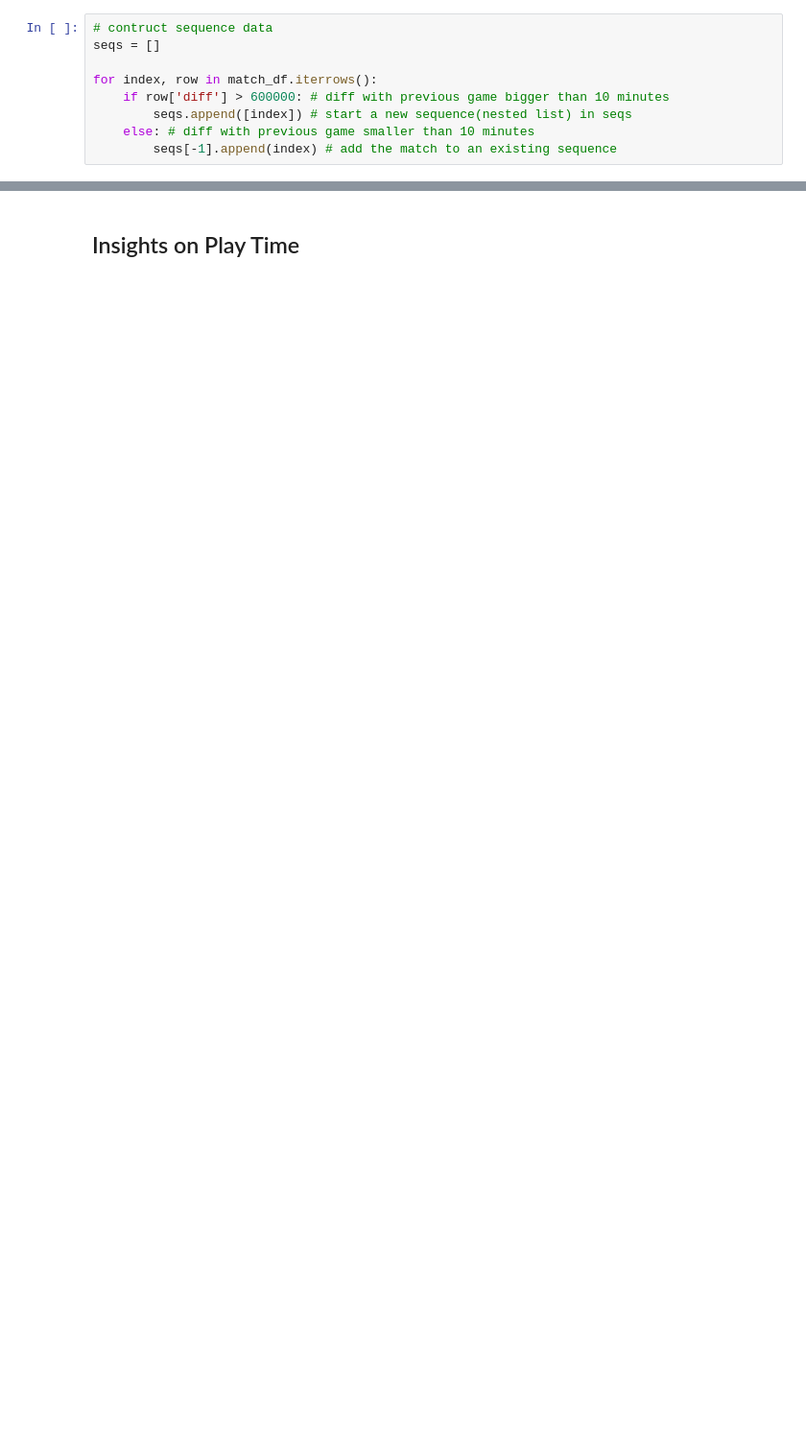
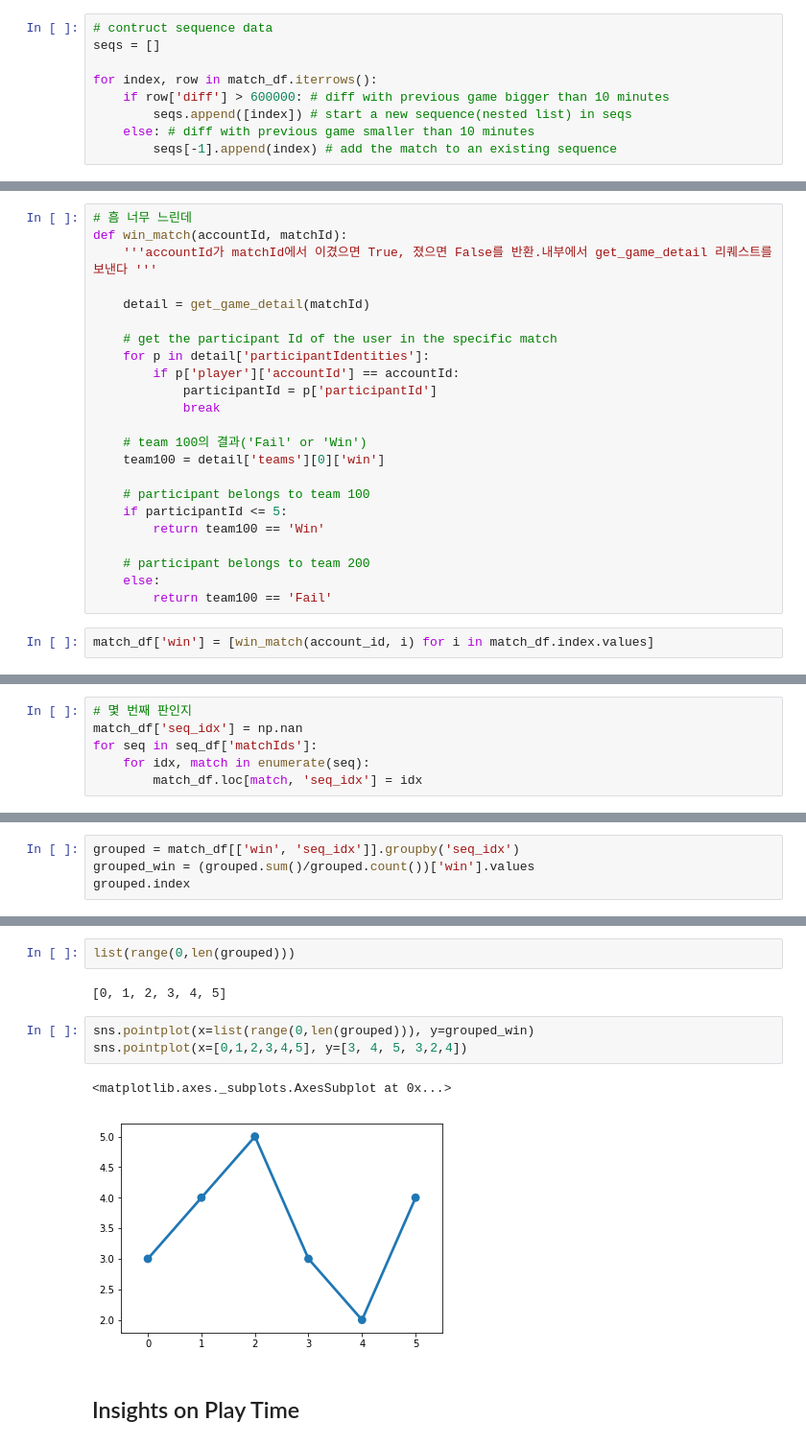
Before and after one commit to yoongaemii/Rioter, a Jupyter notebook: hyunyoung/Hypothesis_GameSequence.ipynb, the cells around one changed output, grey strips where cells are left out. Shown at 96% size. Cells and saved outputs as stored; diff of their text form; blank space fills up the shorter version.

Commit message:
winning rate by index in sequence

```diff
--- a/hyunyoung/Hypothesis_GameSequence.ipynb
+++ b/hyunyoung/Hypothesis_GameSequence.ipynb
@@ -159,0 +192,25 @@ seq_df.head()
+# %%
+# 흠 너무 느린데
+def win_match(accountId, matchId):
+    '''accountId가 matchId에서 이겼으면 True, 졌으면 False를 반환.내부에서 get_game_detail 리퀘스트를 보낸다 '''
+
+    detail = get_game_detail(matchId)
+
+    # get the participant Id of the user in the specific match
+    for p in detail['participantIdentities']:
+        if p['player']['accountId'] == accountId:
+            participantId = p['participantId']
+            break
+
+    # team 100의 결과('Fail' or 'Win')
+    team100 = detail['teams'][0]['win']
+
+    # participant belongs to team 100
+    if participantId <= 5:
+        return team100 == 'Win'
+
+    # participant belongs to team 200
+    else:
+        return team100 == 'Fail'
+# %%
+match_df['win'] = [win_match(account_id, i) for i in match_df.index.values]
@@ -159,0 +237,6 @@ seq_df.head()
+# %%
+# 몇 번째 판인지
+match_df['seq_idx'] = np.nan
+for seq in seq_df['matchIds']:
+    for idx, match in enumerate(seq):
+        match_df.loc[match, 'seq_idx'] = idx
@@ -159,0 +253,4 @@ seq_df.head()
+# %%
+grouped = match_df[['win', 'seq_idx']].groupby('seq_idx')
+grouped_win = (grouped.sum()/grouped.count())['win'].values
+grouped.index
@@ -160,2 +259,12 @@ seq_df.head()
+# %%
+list(range(0,len(grouped)))
+# %% [output]
+[0, 1, 2, 3, 4, 5]
+# %%
+sns.pointplot(x=list(range(0,len(grouped))), y=grouped_win)
+sns.pointplot(x=[0,1,2,3,4,5], y=[3, 4, 5, 3,2,4])
+# %% [output]
+<matplotlib.axes._subplots.AxesSubplot at 0x...>
+[figure, added]
 # %% [markdown]
 ## Insights on Play Time
```
Also changed, not shown: parts of 20 cells of this notebook, 4 other files.
